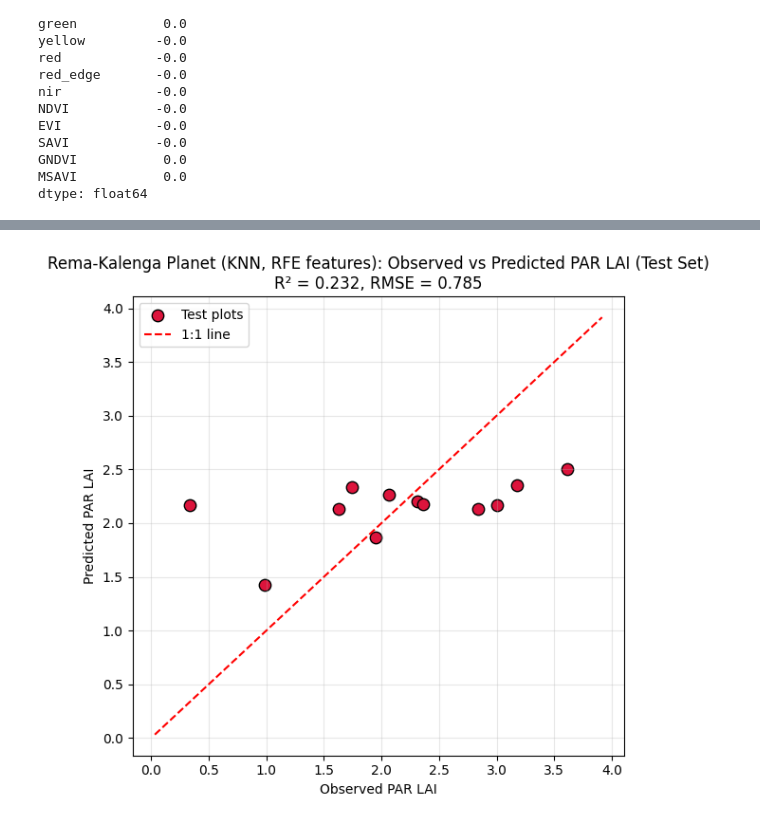
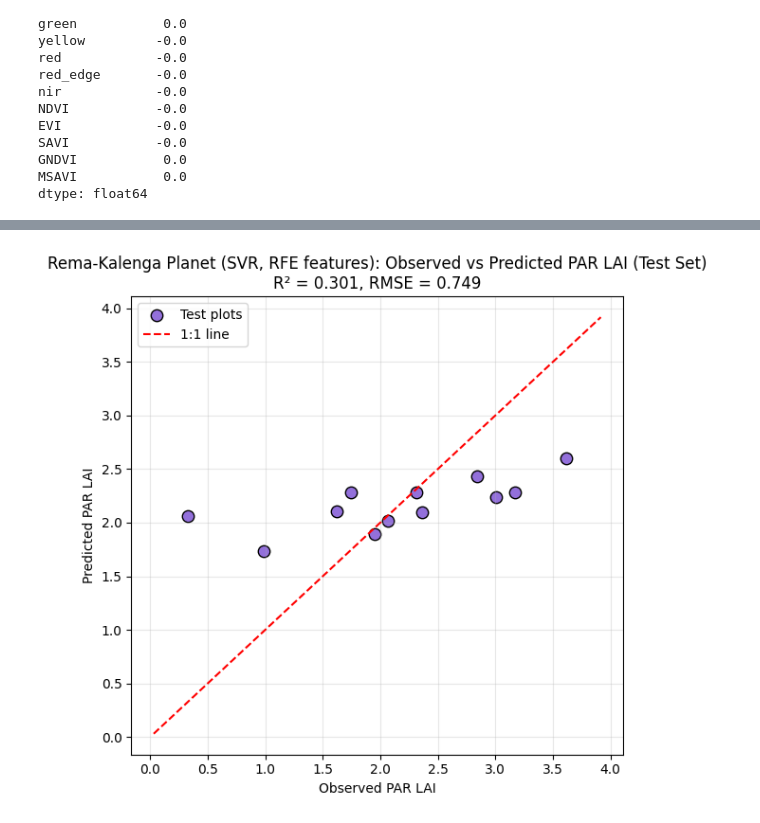
Before and after one commit to Mohammed777777777/KNP_LAI_GEE, a Jupyter notebook: Planet_Images_SVR.ipynb, the cells around one changed output, grey strips where cells are left out. Cells and saved outputs as stored; diff of their text form; code cells hidden in the pictures.

```diff
--- a/Planet_Images_SVR.ipynb
+++ b/Planet_Images_SVR.ipynb
@@ -518,11 +523,12 @@ Top 5 KNN hyperparameter combinations by LOOCV RMSE (Planet):
 # ============================================================
 # EXTRACT BEST HYPERPARAMETERS
 # ============================================================
-best_params_knn = knn_results_df.iloc[0][knn_keys].to_dict()
-best_params_knn['n_neighbors'] = int(best_params_knn['n_neighbors'])
+best_params_svr = svr_results_df.iloc[0][svr_keys].to_dict()
+best_params_svr['C'] = float(best_params_svr['C'])
+best_params_svr['epsilon'] = float(best_params_svr['epsilon'])
 
-print('Best hyperparameters selected via LOOCV (KNN, Rema-Kalenga, Planet):')
-print(best_params_knn)
+print('Best hyperparameters selected via LOOCV (SVR, Rema-Kalenga, Planet):')
+print(best_params_svr)
 
 
 def compute_metrics(y_true, y_pred, label):
@@ -685,52 +688,59 @@ Optimal LOOCV RMSE: 0.771 (baseline was 0.787)
 # ============================================================
 scaler = StandardScaler()
 X_train_rema_final_scaled = pd.DataFrame(
-    scaler.fit_transform(X_train_rema[rfe_selected_features_knn]),
-    columns=rfe_selected_features_knn, index=X_train_rema.index
+    scaler.fit_transform(X_train_rema[rfe_selected_features_svr]),
+    columns=rfe_selected_features_svr, index=X_train_rema.index
 )
 X_test_rema_final_scaled = pd.DataFrame(
-    scaler.transform(X_test_rema[rfe_selected_features_knn]),
-    columns=rfe_selected_features_knn, index=X_test_rema.index
+    scaler.transform(X_test_rema[rfe_selected_features_svr]),
+    columns=rfe_selected_features_svr, index=X_test_rema.index
 )
 
-final_knn_rema = KNeighborsRegressor(**best_params_knn)
-final_knn_rema.fit(X_train_rema_final_scaled, y_train_rema)
+final_svr_rema = SVR(**best_params_svr)
+final_svr_rema.fit(X_train_rema_final_scaled, y_train_rema)
 
-y_pred_train_rema_knn = final_knn_rema.predict(X_train_rema_final_scaled)
-y_pred_test_rema_knn = final_knn_rema.predict(X_test_rema_final_scaled)
+y_pred_train_rema_svr = final_svr_rema.predict(X_train_rema_final_scaled)
+y_pred_test_rema_svr = final_svr_rema.predict(X_test_rema_final_scaled)
 
-metrics_train_rema_knn = compute_metrics(y_train_rema, y_pred_train_rema_knn, 'Rema-Kalenga Train (in-sample, KNN, Planet, RFE features)')
-metrics_test_rema_knn = compute_metrics(y_test_rema, y_pred_test_rema_knn, 'Rema-Kalenga Test (held-out, KNN, Planet, RFE features)')
+metrics_train_rema_svr = compute_metrics(y_train_rema, y_pred_train_rema_svr, 'Rema-Kalenga Train (in-sample, SVR, Planet, RFE features)')
+metrics_test_rema_svr = compute_metrics(y_test_rema, y_pred_test_rema_svr, 'Rema-Kalenga Test (held-out, SVR, Planet, RFE features)')
 
-metrics_df_rema_knn = pd.DataFrame([metrics_train_rema_knn, metrics_test_rema_knn])
-print('=== Rema-Kalenga KNN model performance summary (Planet, RFE-selected features) ===')
-print(metrics_df_rema_knn.to_string(index=False))
+metrics_df_rema_svr = pd.DataFrame([metrics_train_rema_svr, metrics_test_rema_svr])
+print('=== Rema-Kalenga SVR model performance summary (Planet, RFE-selected features) ===')
+print(metrics_df_rema_svr.to_string(index=False))
 print()
 
-print('=== Feature importance: not available for KNN ===')
-print('KNN has no native feature importance (instance-based, not weight-based).')
-print('(Permutation importance was used internally to drive RFE elimination.)')
+if best_params_svr['kernel'] == 'linear':
+    importance_df_rema_svr = pd.DataFrame({
+        'Feature': rfe_selected_features_svr,
+        'Abs_Coefficient': np.abs(final_svr_rema.coef_[0])
+    }).sort_values('Abs_Coefficient', ascending=False).reset_index(drop=True)
+    print('=== Feature importance proxy (|coefficient|, linear kernel only, RFE features) ===')
+    print(importance_df_rema_svr.to_string(index=False))
+else:
+    print('Selected kernel is non-linear (rbf) — SVR has no native feature importance.')
+    print('(Permutation importance was used internally to drive RFE elimination.)')
 print()
 
-residuals_df_rema_knn = pd.DataFrame({
+residuals_df_rema_svr = pd.DataFrame({
     'cluster_id': df_rema.loc[X_test_rema.index, 'cluster_id'].values,
     'observed_par_lai': y_test_rema.values,
-    'predicted_par_lai': y_pred_test_rema_knn.round(3),
-    'residual': (y_pred_test_rema_knn - y_test_rema.values).round(3)
+    'predicted_par_lai': y_pred_test_rema_svr.round(3),
+    'residual': (y_pred_test_rema_svr - y_test_rema.values).round(3)
 })
-print('=== Per-plot residuals (Rema-Kalenga test set, KNN, Planet, RFE features) ===')
-print(residuals_df_rema_knn.to_string(index=False))
+print('=== Per-plot residuals (Rema-Kalenga test set, SVR, Planet, RFE features) ===')
+print(residuals_df_rema_svr.to_string(index=False))
 print()
 
 plt.figure(figsize=(6, 6))
-plt.scatter(y_test_rema, y_pred_test_rema_knn, color='crimson', edgecolor='black', s=80, label='Test plots')
-lims = [min(y_test_rema.min(), y_pred_test_rema_knn.min()) - 0.3,
-        max(y_test_rema.max(), y_pred_test_rema_knn.max()) + 0.3]
+plt.scatter(y_test_rema, y_pred_test_rema_svr, color='mediumpurple', edgecolor='black', s=80, label='Test plots')
+lims = [min(y_test_rema.min(), y_pred_test_rema_svr.min()) - 0.3,
+        max(y_test_rema.max(), y_pred_test_rema_svr.max()) + 0.3]
 plt.plot(lims, lims, 'r--', label='1:1 line')
 plt.xlabel('Observed PAR LAI')
 plt.ylabel('Predicted PAR LAI')
-plt.title(f'Rema-Kalenga Planet (KNN, RFE features): Observed vs Predicted PAR LAI (Test Set)\n'
-          f'R² = {metrics_test_rema_knn["R2"]}, RMSE = {metrics_test_rema_knn["RMSE"]}')
+plt.title(f'Rema-Kalenga Planet (SVR, RFE features): Observed vs Predicted PAR LAI (Test Set)\n'
+          f'R² = {metrics_test_rema_svr["R2"]}, RMSE = {metrics_test_rema_svr["RMSE"]}')
 plt.legend()
 plt.grid(alpha=0.3)
 plt.tight_layout()
@@ -756,3 +766,3 @@ KNN has no native feature importance (instance-based, not weight-based).
-[figure, old version]
+[figure, new version]
 # %%
 # ============================================================
```
Also changed, not shown: parts of 10 cells of this notebook, 2 other files.
